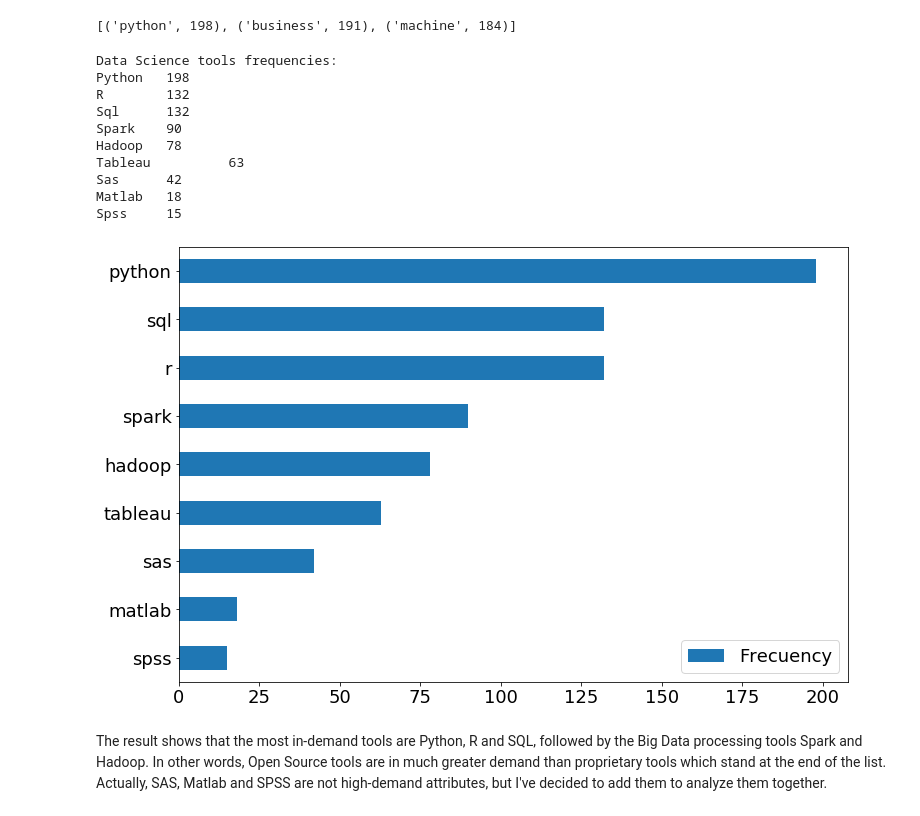
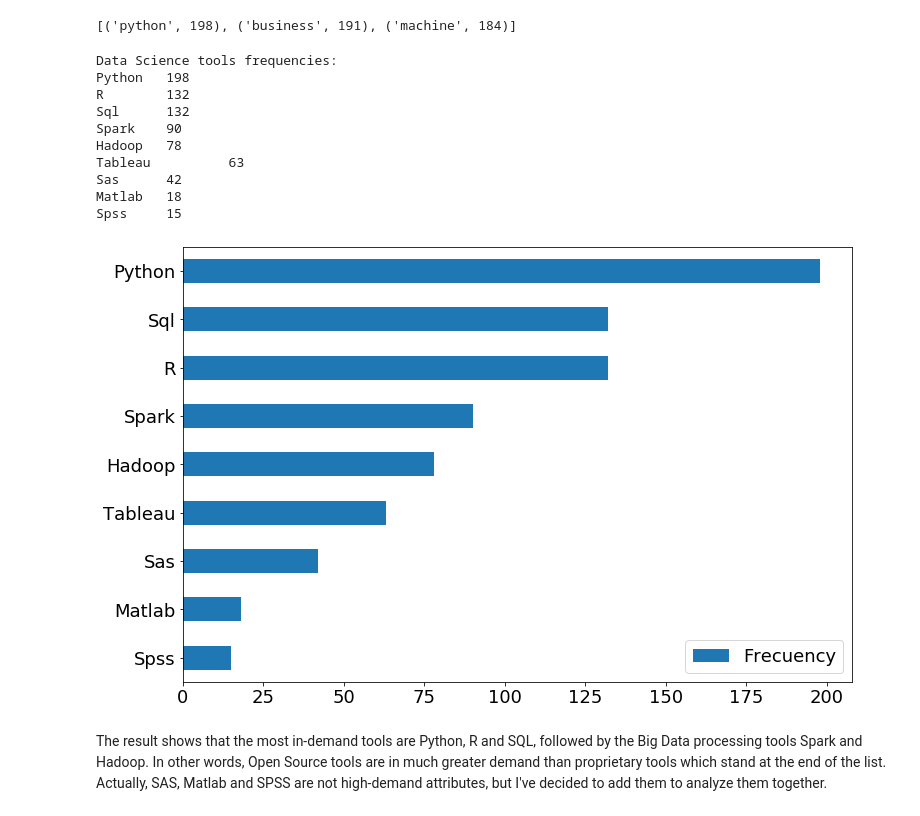
Before and after one commit to joalelg/DataScienceToolsCanadaCities, a Jupyter notebook: DataScienceToolsCanadaCities.ipynb, the cells around one changed output. Cells and saved outputs as stored; diff of their text form; code cells hidden in the pictures.

```diff
--- a/DataScienceToolsCanadaCities.ipynb
+++ b/DataScienceToolsCanadaCities.ipynb
@@ -113,29 +113,29 @@ words_freq[18:21]# To explore most demanded tools
 # %%
 target_words_temp = ['hadoop', 'python', 'r', 'sql', 'spark', 'tableau', 'sas', 'matlab', 'spss']
 print('Data Science tools frequencies:')
 tools=[]
 frecs = []
 for t in [w for w in words_freq if w[0] in target_words_temp ]:
-    tools.append(t[0])
+    tools.append(t[0].capitalize())
     frecs.append(t[1])
     print('{} \t {}'.format(t[0].capitalize(), t[1]))
 tools_frecuencies_df = pd.DataFrame(frecs, index = tools, columns = ['Frecuency'])
 matplotlib.rcParams.update({'font.size': 18})
 fig, ax = plt.subplots(figsize = (12,8))
 tools_frecuencies_df.sort_values(by='Frecuency').plot(kind = 'barh', ax = ax)
 plt.show()
 # %% [output]
 Data Science tools frequencies:
 Python   198
 R        132
 Sql      132
 Spark    90
 Hadoop   78
 Tableau          63
 Sas      42
 Matlab   18
 Spss     15
-[figure, old version]
+[figure, new version]
 # %% [markdown]
 The result shows that the most in-demand tools are Python, R and SQL, followed by the Big Data processing tools Spark and Hadoop. In other words, Open Source tools are in much greater demand than proprietary tools which stand at the end of the list. Actually, SAS, Matlab and SPSS are not high-demand attributes, but I've decided to add them to analyze them together.
 # %% [markdown]
```
